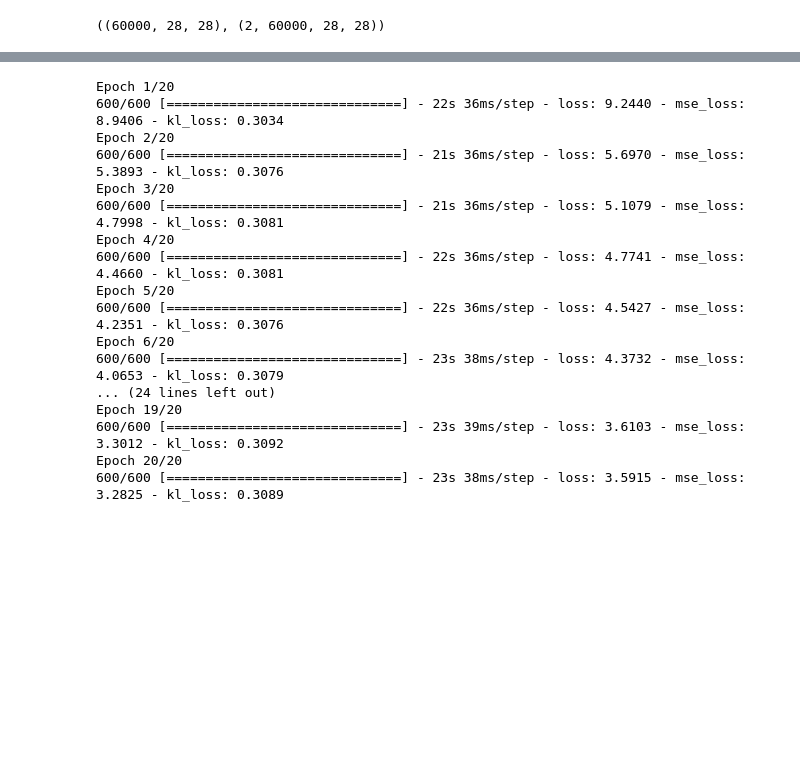
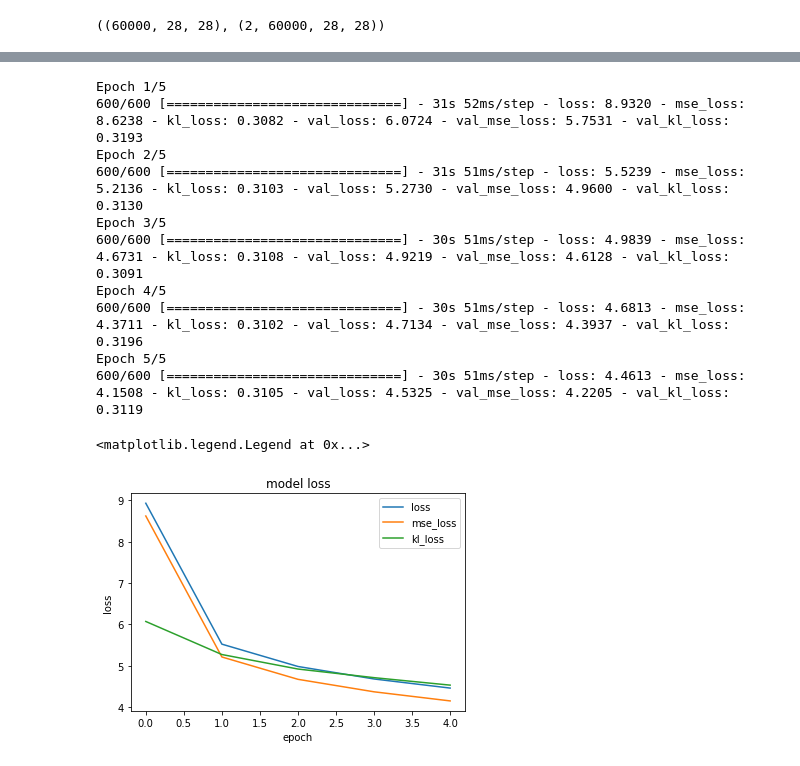
Before and after one commit to Volconage/Deblending-Galaxies-Project, a Jupyter notebook: vae_test_3_87.ipynb, the cells around one changed output, grey strips where cells are left out. Saved outputs shown, nothing was run; the diff lists cells and outputs as text; code cells hidden in the pictures; blank space fills up the shorter version.

```diff
--- a/vae_test_3_87.ipynb
+++ b/vae_test_3_87.ipynb
@@ -61,11 +70,17 @@ np.save('blended_set',together)
 together=np.load('blended_set.npy')
 blended,components=together[0],np.array((together[1],together[2]))
 blended.shape,components.shape
+
+validation=np.load('blended_set_test.npy')
+blended_v,components_v=validation[0],np.array((validation[1],validation[2]))
+blended_v.shape,components_v.shape
 # %% [output]
 ((60000, 28, 28), (2, 60000, 28, 28))
 # %%
 blended=blended.reshape(blended.shape[0],height,width,1).astype('float32')
 components=components.reshape(2,blended.shape[0],height,width,1).astype('float32')
+blended_v=blended_v.reshape(blended_v.shape[0],height,width,1).astype('float32')
+components_v=components_v.reshape(2,blended_v.shape[0],height,width,1).astype('float32')
 # %%
 n=5
 fig,ax=plt.subplots(3,n,figsize=(3*n, 10))
@@ -275,34 +284,39 @@ mse_loss=tf.reduce_mean(mse(input_compc,re2))*height*width
 vae.add_loss(mse_loss)
 vae.add_metric(mse_loss,'mse_loss')
 
-beta=0.1
 kl_loss=tf.reduce_mean(-0.5*(1+z_log_sigma2-tf.square(z_mean2)-tf.exp(z_log_sigma2)))*beta
 vae.add_loss(kl_loss)
 vae.add_metric(kl_loss,'kl_loss')
 
 together=[blended,components[0]]
+together_v=[blended_v,components_v[0]]
 
 vae.compile(optimizer=Adam(learning_rate=0.001))
 # %%
-history=vae.fit(together,verbose=1,epochs=20,batch_size=batch_size)
+history=vae.fit(together,verbose=1,epochs=5,batch_size=batch_size,validation_data=together_v)
 # %% [output]
-Epoch 1/20
-600/600 [==============================] - 22s 36ms/step - loss: 9.2440 - mse_loss: 8.9406 - kl_loss: 0.3034
-Epoch 2/20
-600/600 [==============================] - 21s 36ms/step - loss: 5.6970 - mse_loss: 5.3893 - kl_loss: 0.3076
-Epoch 3/20
-600/600 [==============================] - 21s 36ms/step - loss: 5.1079 - mse_loss: 4.7998 - kl_loss: 0.3081
-Epoch 4/20
-600/600 [==============================] - 22s 36ms/step - loss: 4.7741 - mse_loss: 4.4660 - kl_loss: 0.3081
-Epoch 5/20
-600/600 [==============================] - 22s 36ms/step - loss: 4.5427 - mse_loss: 4.2351 - kl_loss: 0.3076
-Epoch 6/20
-600/600 [==============================] - 23s 38ms/step - loss: 4.3732 - mse_loss: 4.0653 - kl_loss: 0.3079
-... (24 lines left out)
-Epoch 19/20
-600/600 [==============================] - 23s 39ms/step - loss: 3.6103 - mse_loss: 3.3012 - kl_loss: 0.3092
-Epoch 20/20
-600/600 [==============================] - 23s 38ms/step - loss: 3.5915 - mse_loss: 3.2825 - kl_loss: 0.3089
+Epoch 1/5
+600/600 [==============================] - 31s 52ms/step - loss: 8.9320 - mse_loss: 8.6238 - kl_loss: 0.3082 - val_loss: 6.0724 - val_mse_loss: 5.7531 - val_kl_loss: 0.3193
+Epoch 2/5
+600/600 [==============================] - 31s 51ms/step - loss: 5.5239 - mse_loss: 5.2136 - kl_loss: 0.3103 - val_loss: 5.2730 - val_mse_loss: 4.9600 - val_kl_loss: 0.3130
+Epoch 3/5
+600/600 [==============================] - 30s 51ms/step - loss: 4.9839 - mse_loss: 4.6731 - kl_loss: 0.3108 - val_loss: 4.9219 - val_mse_loss: 4.6128 - val_kl_loss: 0.3091
+Epoch 4/5
+600/600 [==============================] - 30s 51ms/step - loss: 4.6813 - mse_loss: 4.3711 - kl_loss: 0.3102 - val_loss: 4.7134 - val_mse_loss: 4.3937 - val_kl_loss: 0.3196
+Epoch 5/5
+600/600 [==============================] - 30s 51ms/step - loss: 4.4613 - mse_loss: 4.1508 - kl_loss: 0.3105 - val_loss: 4.5325 - val_mse_loss: 4.2205 - val_kl_loss: 0.3119
+# %%
+plt.plot(history.history['loss'])
+plt.plot(history.history['mse_loss'])
+#plt.plot(history.history['kl_loss'])
+plt.plot(history.history['val_loss'])
+plt.title('model loss')
+plt.ylabel('loss')
+plt.xlabel('epoch')
+plt.legend(['loss','mse_loss','kl_loss','val_loss'])
+# %% [output]
+<matplotlib.legend.Legend at 0x...>
+[figure, added]
 # %%
 def summary_plot(n,inputs,decode,seed=1):
     np.random.seed(seed)
```
Also changed, not shown: parts of 13 cells of this notebook.
